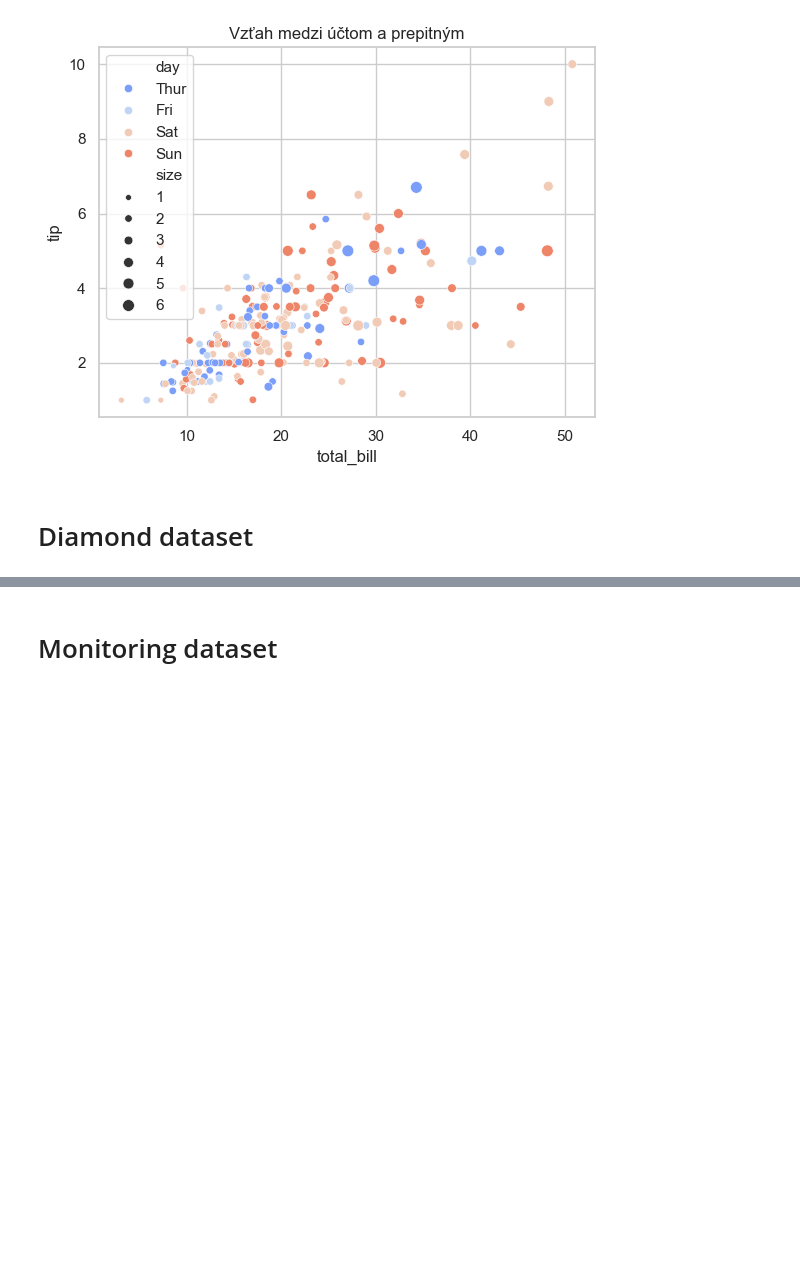
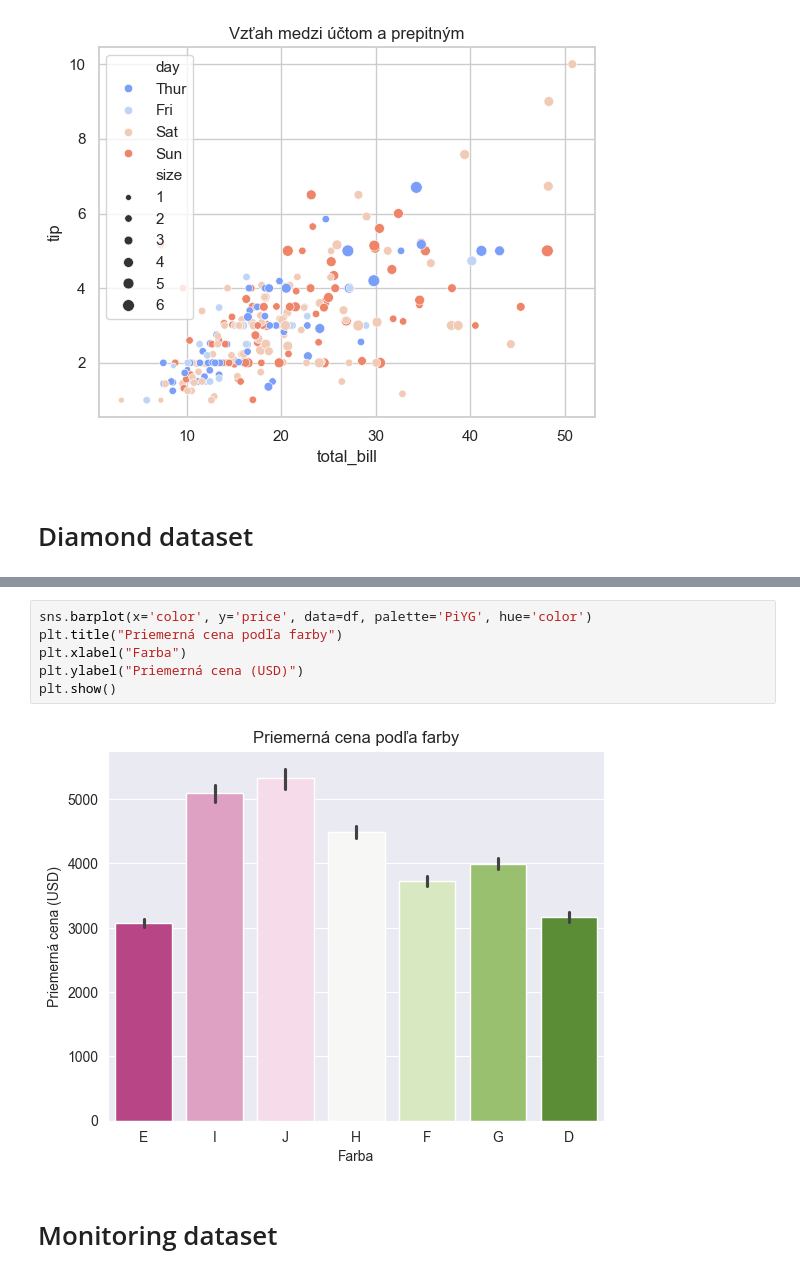
Before and after one commit to johannatilesova/uni, a Jupyter notebook: IAU/homeworks/IAU_homework_tips-diamonds-monitoring.ipynb, the cells around one changed output, grey strips where cells are left out. Drawn from its saved outputs; the diff is of its cells as text; blank space fills up the shorter version.

```diff
--- a/IAU/homeworks/IAU_homework_tips-diamonds-monitoring.ipynb
+++ b/IAU/homeworks/IAU_homework_tips-diamonds-monitoring.ipynb
@@ -141,3 +238,11 @@ df.color.value_counts().plot(kind='pie')
+# %%
+sns.barplot(x='color', y='price', data=df, palette='PiYG', hue='color')
+plt.title("Priemerná cena podľa farby")
+plt.xlabel("Farba")
+plt.ylabel("Priemerná cena (USD)")
+plt.show()
+# %% [output]
+[figure, added]
 # %% [markdown]
 # Monitoring dataset
 # %%
```
Also changed, not shown: parts of 27 cells of this notebook, 13 other files.
